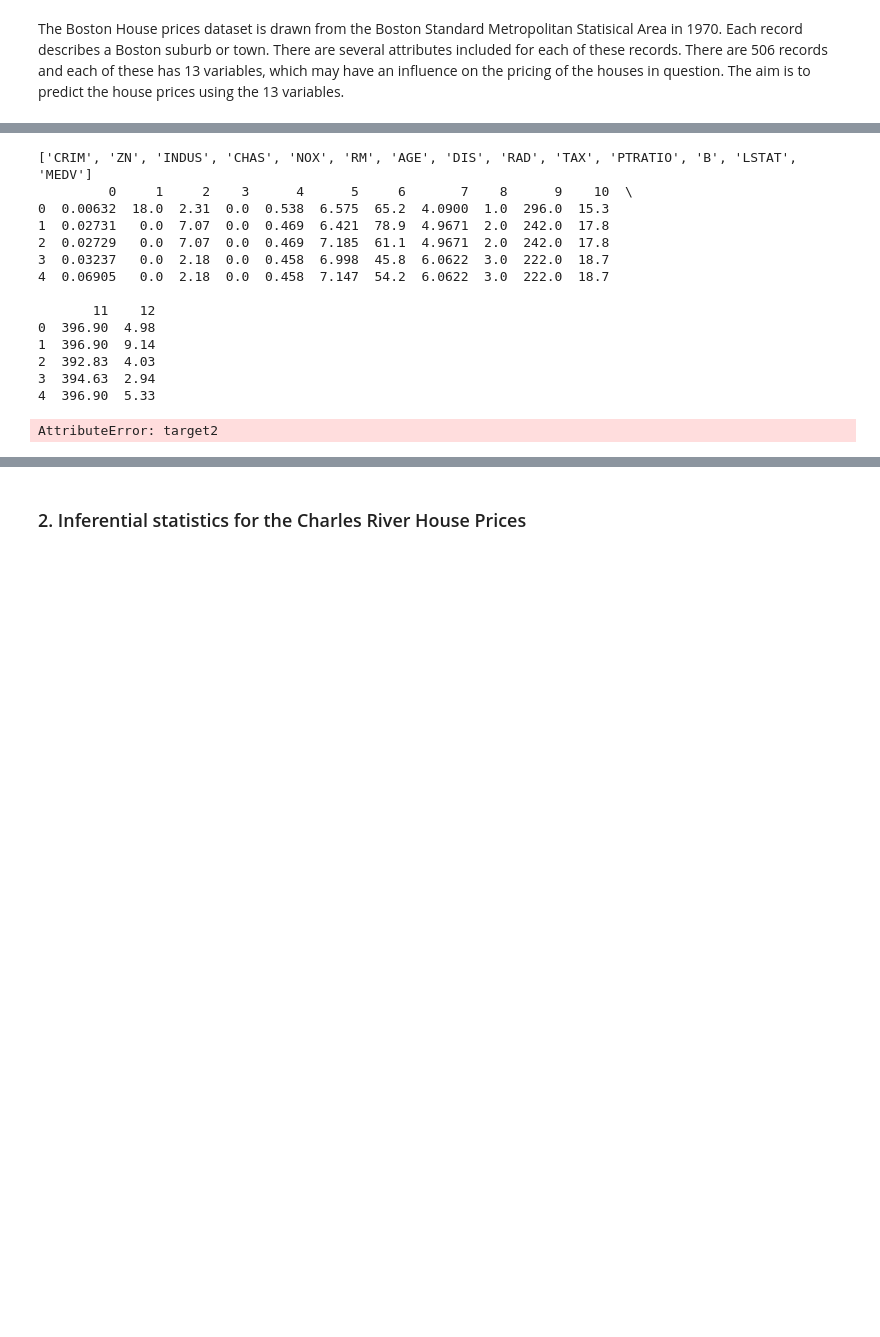
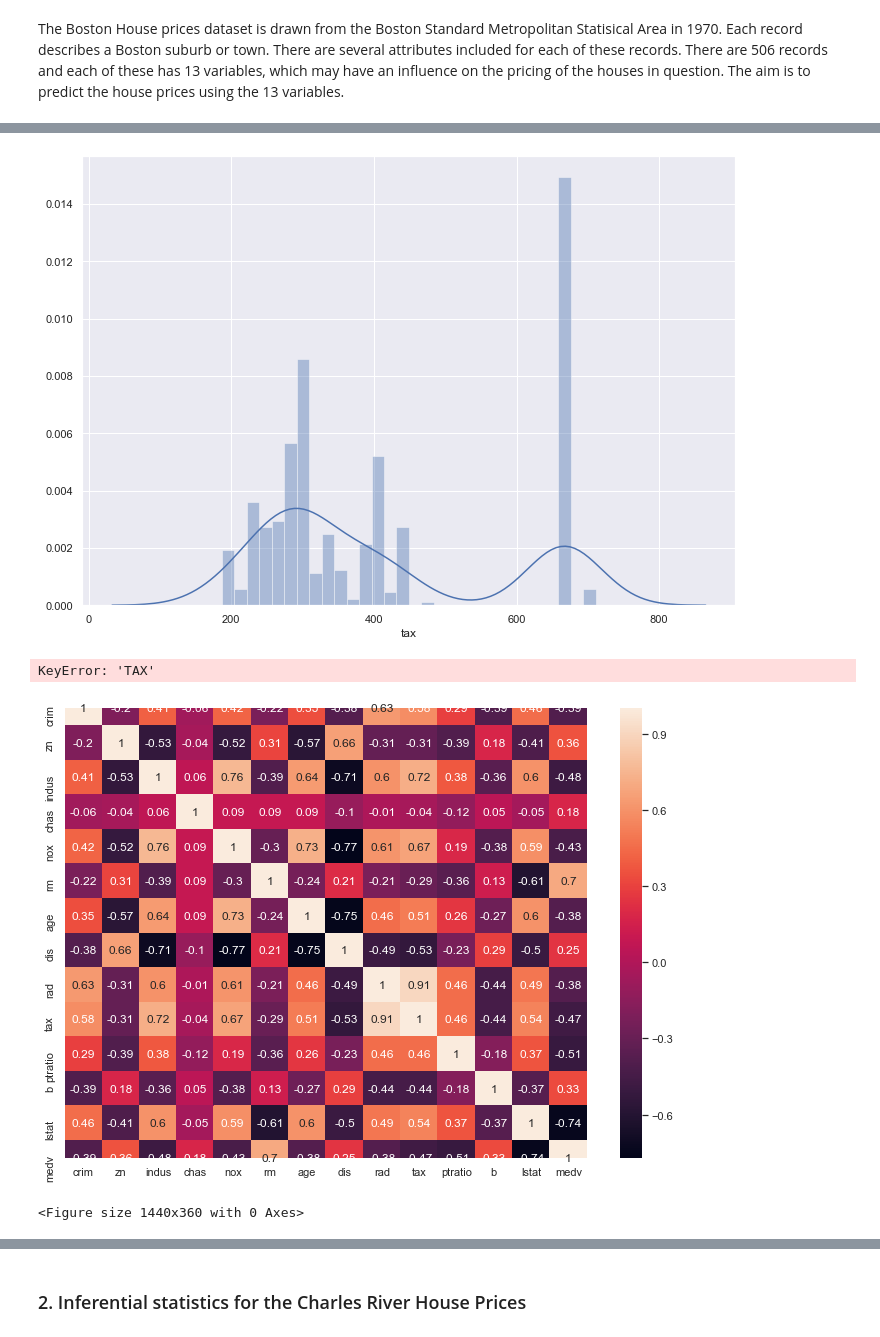
Before and after one commit to Luisa-T/MachineLearningAssessment, a Jupyter notebook: Machine Learning and Statistics Assessment Luisa Timothy.ipynb, the cells around one changed output, grey strips where cells are left out. Drawn from its saved outputs; the diff is of its cells as text; code cells hidden in the pictures; blank space fills up the shorter version.

```diff
--- a/Machine Learning and Statistics Assessment Luisa Timothy.ipynb
+++ b/Machine Learning and Statistics Assessment Luisa Timothy.ipynb
@@ -84,50 +85,38 @@ AttributeError: 'DataFrame' object has no attribute 'DESCR'
 # %%
 # this sets the size of the figure
-bopd = pd.DataFrame(boston.data)
+bopd = pd.DataFrame(boston)
 #bopd.columns = boston.feature_names
-# why is MEDV missing???
-print(bopd.head())
-boston.target[:2]
-boston.target2[:0]
-bopd['INDUS'] = boston.target
-bopd2['CRIM'] = boston.target2
+
+#print(bopd.head())
+bopd1 = boston.iloc[:, 0:2]
+tax = boston.iloc[:, 9]
+
 sns.set(rc = {'figure.figsize':(11.7,8.27)})
 # this creates a plot of the dataset, based on the MEDV variable, separated into 30 bins to better display the data
-sns.distplot(bopd['INDUS'], bins = 30)
+sns.distplot(tax, bins = 30)
 plt.show()
 # create a correlation matrix between the variables
 correlation_matrix = bopd.corr().round(2)
 
 # create a heatmap of the correlation data, a value close to -1 stands for a negative correlation, a value close to 1 means a positive correlation
 sns.heatmap(data = correlation_matrix, annot = True)
 plt.figure(figsize = (20, 5))
-features = ['LSTAT', 'RM']
-target = bopd['INDUS']
+features = ['CRIM']
+target = bopd1['TAX']
 
 for i, col in enumerate (features):
     plt.subplot (l, len(features), i + 1)
-    x = boston.target2
-    y = boston.target
+    x = df.loc['CRIM']
+    y = df.loc['TAX']
     plt.scatter(x, y, marker = 'o')
     plt.title(col)
-    plt.xlabel('CRIM')
-    plt.ylabel('INDUS')
+    plt.xlabel('cRIME RATES')
+    plt.ylabel('TAX')
 # %% [output]
+[figure, added]
-['CRIM', 'ZN', 'INDUS', 'CHAS', 'NOX', 'RM', 'AGE', 'DIS', 'RAD', 'TAX', 'PTRATIO', 'B', 'LSTAT', 'MEDV']
-         0     1     2    3      4      5     6       7    8      9    10  \
-0  0.00632  18.0  2.31  0.0  0.538  6.575  65.2  4.0900  1.0  296.0  15.3
-1  0.02731   0.0  7.07  0.0  0.469  6.421  78.9  4.9671  2.0  242.0  17.8
-2  0.02729   0.0  7.07  0.0  0.469  7.185  61.1  4.9671  2.0  242.0  17.8
-3  0.03237   0.0  2.18  0.0  0.458  6.998  45.8  6.0622  3.0  222.0  18.7
-4  0.06905   0.0  2.18  0.0  0.458  7.147  54.2  6.0622  3.0  222.0  18.7
-
-       11    12
-0  396.90  4.98
-1  396.90  9.14
-2  392.83  4.03
-3  394.63  2.94
-4  396.90  5.33
+KeyError: 'TAX'
+[figure, added]
-AttributeError: target2
+<Figure size 1440x360 with 0 Axes>
 # %%
 from sklearn.model_selection import train_test_split
 from sklearn.linear_model import LinearRegression
```
Also changed, not shown: parts of 8 cells of this notebook.
